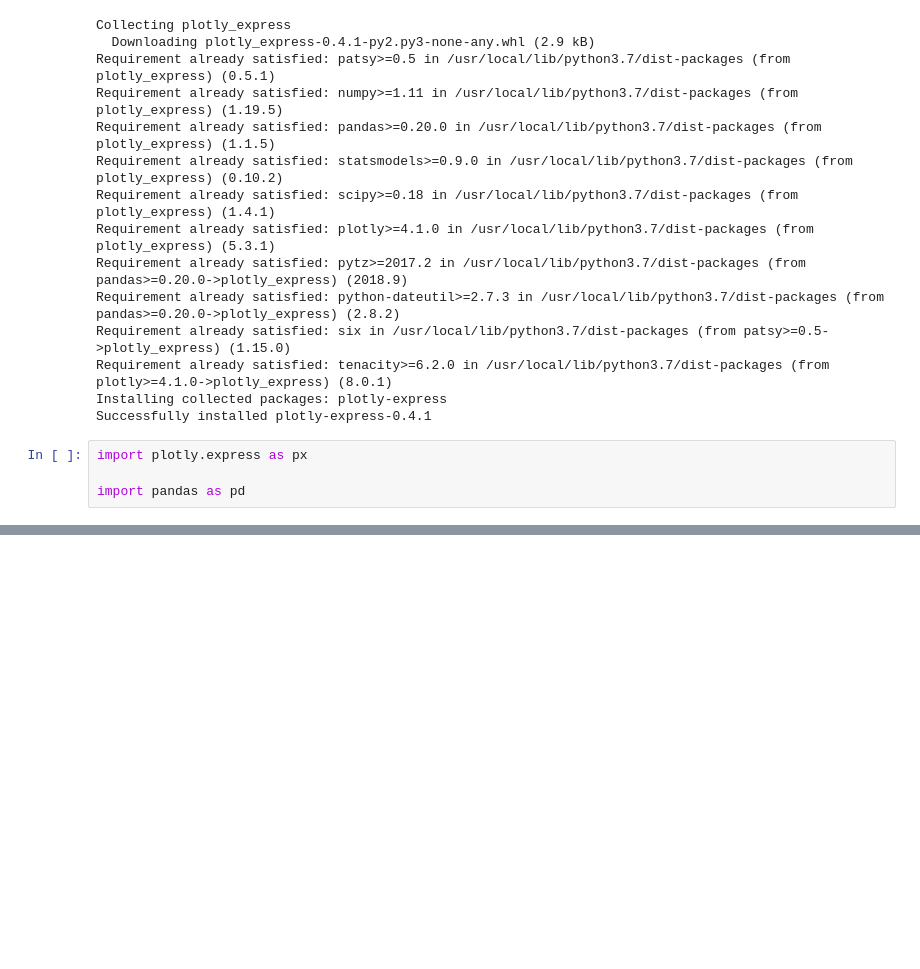
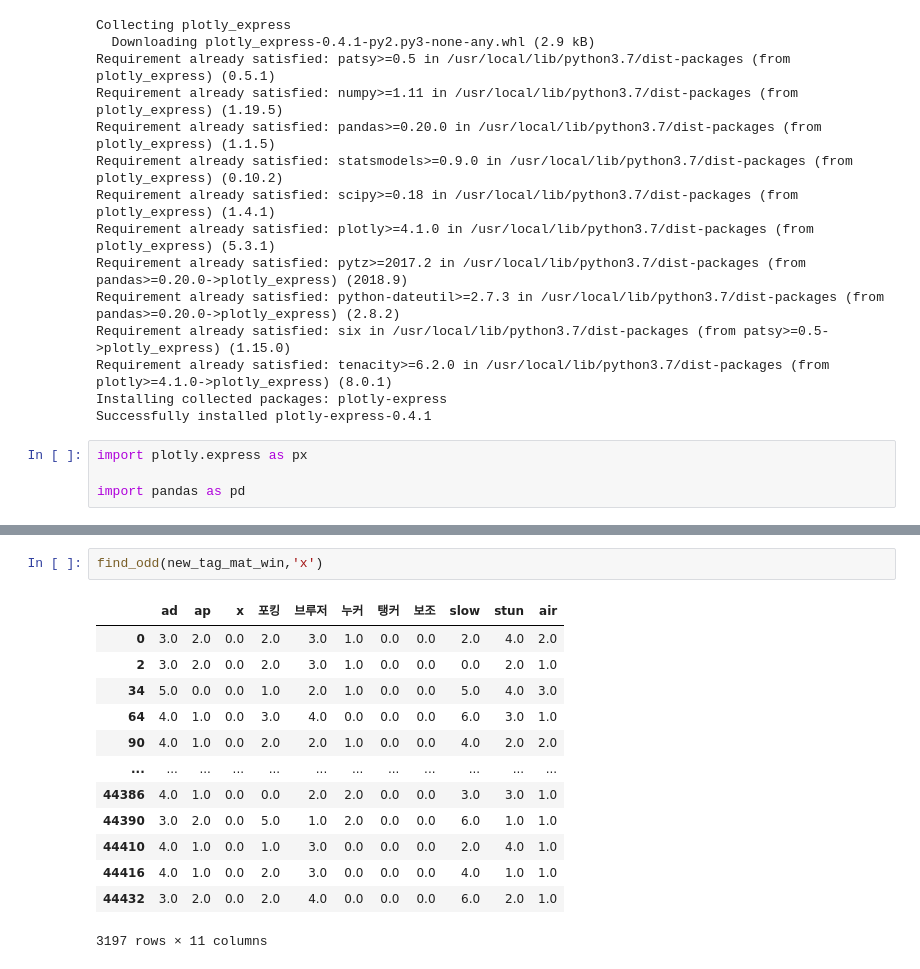
Before and after one commit to cabbi120101/PRJ_OK15GG, a Jupyter notebook: Try/시각화하기_매치.ipynb, the cells around one changed output, grey strips where cells are left out. Saved outputs shown, nothing was run; the diff lists cells and outputs as text; blank space fills up the shorter version.

```diff
--- a/Try/시각화하기_매치.ipynb
+++ b/Try/시각화하기_매치.ipynb
@@ -559,0 +815,16 @@ import pandas as pd
+# %%
+find_odd(new_tag_mat_win,'x')
+# %% [output]
+|  | ad | ap | x | 포킹 | 브루저 | 누커 | 탱커 | 보조 | slow | stun | air |
+| 0 | 3.0 | 2.0 | 0.0 | 2.0 | 3.0 | 1.0 | 0.0 | 0.0 | 2.0 | 4.0 | 2.0 |
+| 2 | 3.0 | 2.0 | 0.0 | 2.0 | 3.0 | 1.0 | 0.0 | 0.0 | 0.0 | 2.0 | 1.0 |
+| 34 | 5.0 | 0.0 | 0.0 | 1.0 | 2.0 | 1.0 | 0.0 | 0.0 | 5.0 | 4.0 | 3.0 |
+| 64 | 4.0 | 1.0 | 0.0 | 3.0 | 4.0 | 0.0 | 0.0 | 0.0 | 6.0 | 3.0 | 1.0 |
+| 90 | 4.0 | 1.0 | 0.0 | 2.0 | 2.0 | 1.0 | 0.0 | 0.0 | 4.0 | 2.0 | 2.0 |
+| ... | ... | ... | ... | ... | ... | ... | ... | ... | ... | ... | ... |
+| 44386 | 4.0 | 1.0 | 0.0 | 0.0 | 2.0 | 2.0 | 0.0 | 0.0 | 3.0 | 3.0 | 1.0 |
+| 44390 | 3.0 | 2.0 | 0.0 | 5.0 | 1.0 | 2.0 | 0.0 | 0.0 | 6.0 | 1.0 | 1.0 |
+| 44410 | 4.0 | 1.0 | 0.0 | 1.0 | 3.0 | 0.0 | 0.0 | 0.0 | 2.0 | 4.0 | 1.0 |
+| 44416 | 4.0 | 1.0 | 0.0 | 2.0 | 3.0 | 0.0 | 0.0 | 0.0 | 4.0 | 1.0 | 1.0 |
+| 44432 | 3.0 | 2.0 | 0.0 | 2.0 | 4.0 | 0.0 | 0.0 | 0.0 | 6.0 | 2.0 | 1.0 |
+3197 rows × 11 columns
```
Also changed, not shown: parts of 36 cells of this notebook.
